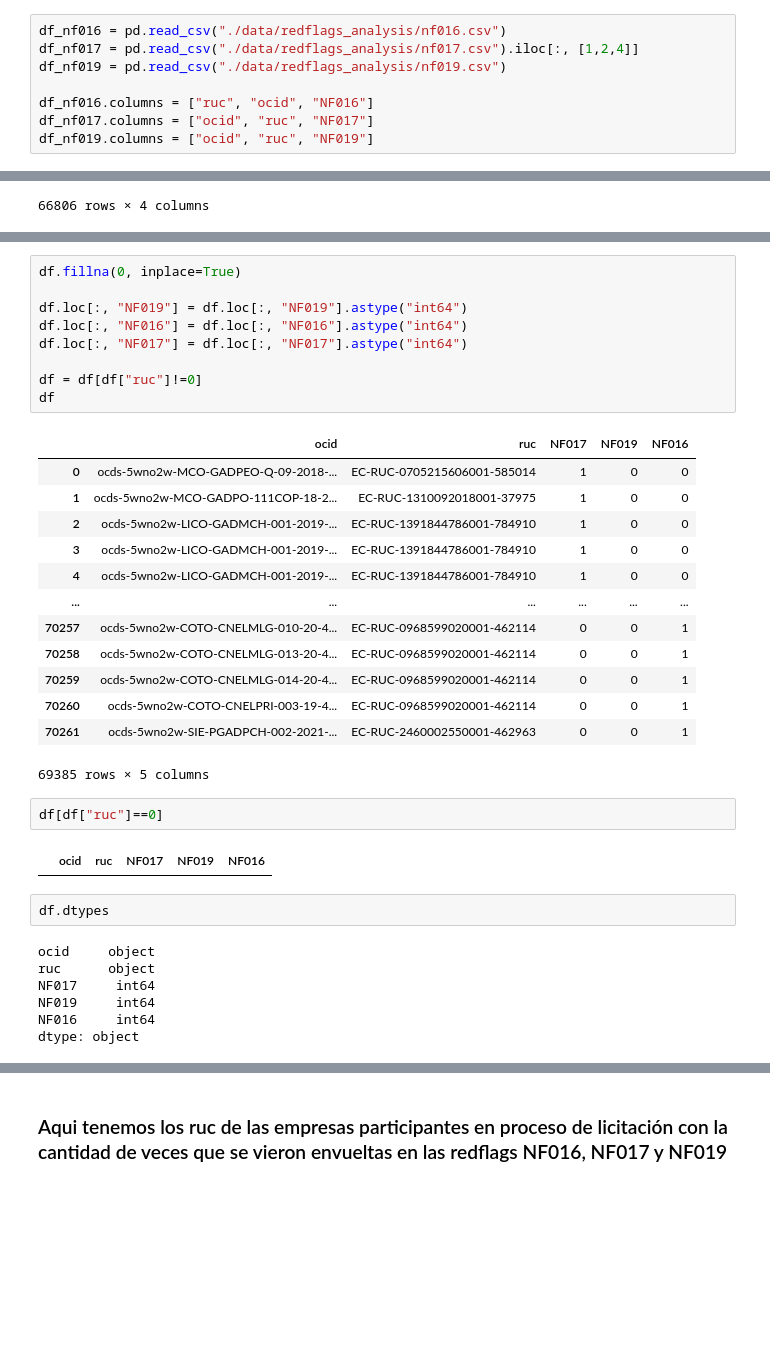
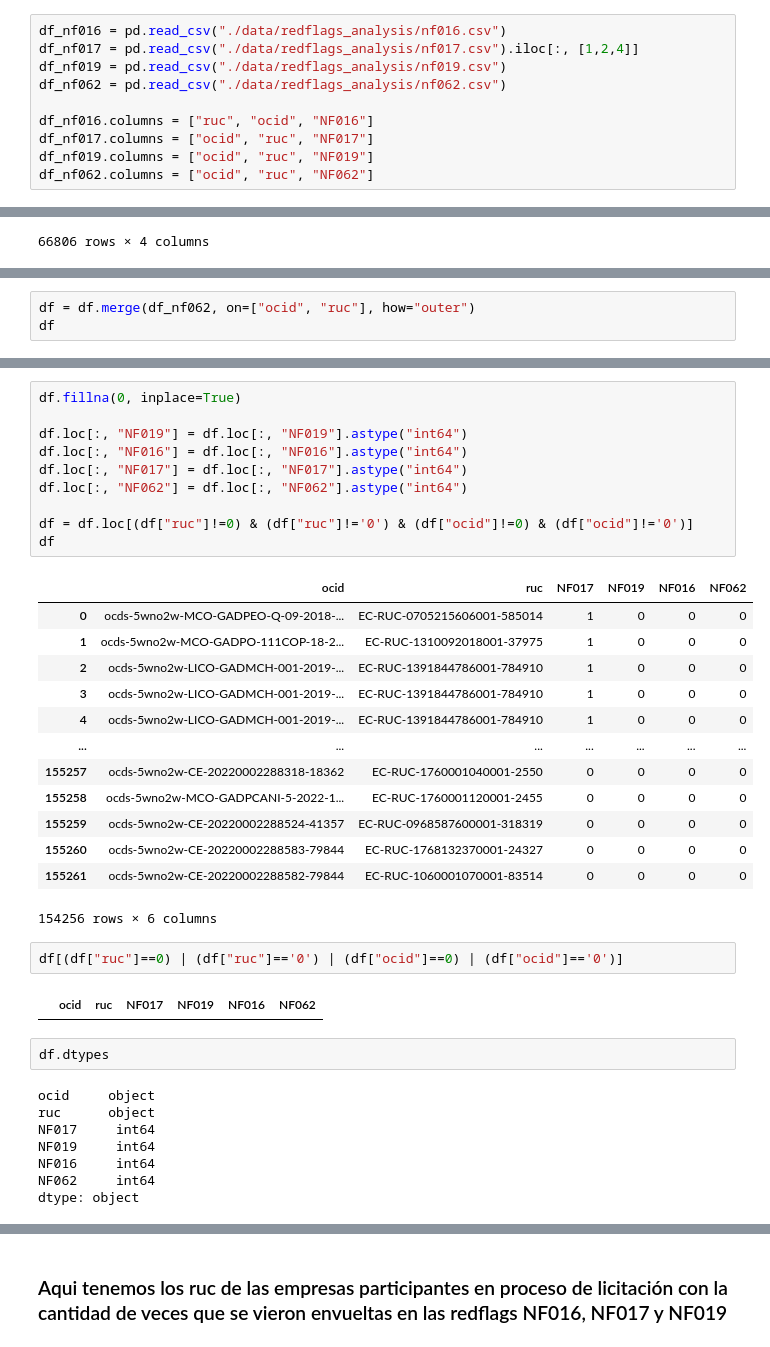
Before and after one commit to Sergio55Veliz/Sercop-DataScience, a Jupyter notebook: clustering.ipynb, the cells around one changed output, grey strips where cells are left out. Drawn from its saved outputs; the diff is of its cells as text; blank space fills up the shorter version.

```diff
--- a/clustering.ipynb
+++ b/clustering.ipynb
@@ -9,10 +9,12 @@ import matplotlib.pyplot as plt
 df_nf016 = pd.read_csv("./data/redflags_analysis/nf016.csv")
 df_nf017 = pd.read_csv("./data/redflags_analysis/nf017.csv").iloc[:, [1,2,4]]
 df_nf019 = pd.read_csv("./data/redflags_analysis/nf019.csv")
+df_nf062 = pd.read_csv("./data/redflags_analysis/nf062.csv")
 
 df_nf016.columns = ["ruc", "ocid", "NF016"]
 df_nf017.columns = ["ocid", "ruc", "NF017"]
 df_nf019.columns = ["ocid", "ruc", "NF019"]
+df_nf062.columns = ["ocid", "ruc", "NF062"]
 # %%
 df_nf016
 # %% [output]
@@ -116,0 +135,3 @@ df
+# %%
+df = df.merge(df_nf062, on=["ocid", "ruc"], how="outer")
+df
@@ -117,30 +152,31 @@ df
 # %%
 df.fillna(0, inplace=True)
 
 df.loc[:, "NF019"] = df.loc[:, "NF019"].astype("int64")
 df.loc[:, "NF016"] = df.loc[:, "NF016"].astype("int64")
 df.loc[:, "NF017"] = df.loc[:, "NF017"].astype("int64")
+df.loc[:, "NF062"] = df.loc[:, "NF062"].astype("int64")
 
-df = df[df["ruc"]!=0]
+df = df.loc[(df["ruc"]!=0) & (df["ruc"]!='0') & (df["ocid"]!=0) & (df["ocid"]!='0')]
 df
 # %% [output]
-|  | ocid | ruc | NF017 | NF019 | NF016 |
-| 0 | ocds-5wno2w-MCO-GADPEO-Q-09-2018-... | EC-RUC-0705215606001-585014 | 1 | 0 | 0 |
-| 1 | ocds-5wno2w-MCO-GADPO-111COP-18-2... | EC-RUC-1310092018001-37975 | 1 | 0 | 0 |
-| 2 | ocds-5wno2w-LICO-GADMCH-001-2019-... | EC-RUC-1391844786001-784910 | 1 | 0 | 0 |
-| 3 | ocds-5wno2w-LICO-GADMCH-001-2019-... | EC-RUC-1391844786001-784910 | 1 | 0 | 0 |
-| 4 | ocds-5wno2w-LICO-GADMCH-001-2019-... | EC-RUC-1391844786001-784910 | 1 | 0 | 0 |
-| ... | ... | ... | ... | ... | ... |
-| 70257 | ocds-5wno2w-COTO-CNELMLG-010-20-4... | EC-RUC-0968599020001-462114 | 0 | 0 | 1 |
-| 70258 | ocds-5wno2w-COTO-CNELMLG-013-20-4... | EC-RUC-0968599020001-462114 | 0 | 0 | 1 |
-| 70259 | ocds-5wno2w-COTO-CNELMLG-014-20-4... | EC-RUC-0968599020001-462114 | 0 | 0 | 1 |
-| 70260 | ocds-5wno2w-COTO-CNELPRI-003-19-4... | EC-RUC-0968599020001-462114 | 0 | 0 | 1 |
-| 70261 | ocds-5wno2w-SIE-PGADPCH-002-2021-... | EC-RUC-2460002550001-462963 | 0 | 0 | 1 |
+|  | ocid | ruc | NF017 | NF019 | NF016 | NF062 |
+| 0 | ocds-5wno2w-MCO-GADPEO-Q-09-2018-... | EC-RUC-0705215606001-585014 | 1 | 0 | 0 | 0 |
+| 1 | ocds-5wno2w-MCO-GADPO-111COP-18-2... | EC-RUC-1310092018001-37975 | 1 | 0 | 0 | 0 |
+| 2 | ocds-5wno2w-LICO-GADMCH-001-2019-... | EC-RUC-1391844786001-784910 | 1 | 0 | 0 | 0 |
+| 3 | ocds-5wno2w-LICO-GADMCH-001-2019-... | EC-RUC-1391844786001-784910 | 1 | 0 | 0 | 0 |
+| 4 | ocds-5wno2w-LICO-GADMCH-001-2019-... | EC-RUC-1391844786001-784910 | 1 | 0 | 0 | 0 |
+| ... | ... | ... | ... | ... | ... | ... |
+| 155257 | ocds-5wno2w-CE-20220002288318-18362 | EC-RUC-1760001040001-2550 | 0 | 0 | 0 | 0 |
+| 155258 | ocds-5wno2w-MCO-GADPCANI-5-2022-1... | EC-RUC-1760001120001-2455 | 0 | 0 | 0 | 0 |
+| 155259 | ocds-5wno2w-CE-20220002288524-41357 | EC-RUC-0968587600001-318319 | 0 | 0 | 0 | 0 |
+| 155260 | ocds-5wno2w-CE-20220002288583-79844 | EC-RUC-1768132370001-24327 | 0 | 0 | 0 | 0 |
+| 155261 | ocds-5wno2w-CE-20220002288582-79844 | EC-RUC-1060001070001-83514 | 0 | 0 | 0 | 0 |
-69385 rows × 5 columns
+154256 rows × 6 columns
 # %%
-df[df["ruc"]==0]
+df[(df["ruc"]==0) | (df["ruc"]=='0') | (df["ocid"]==0) | (df["ocid"]=='0')]
 # %% [output]
-|  | ocid | ruc | NF017 | NF019 | NF016 |
+|  | ocid | ruc | NF017 | NF019 | NF016 | NF062 |
 # %%
 df.dtypes
 # %% [output]
@@ -149,4 +185,5 @@ ruc      object
 NF017     int64
 NF019     int64
 NF016     int64
+NF062     int64
 dtype: object
```
Also changed, not shown: parts of 33 cells of this notebook.
